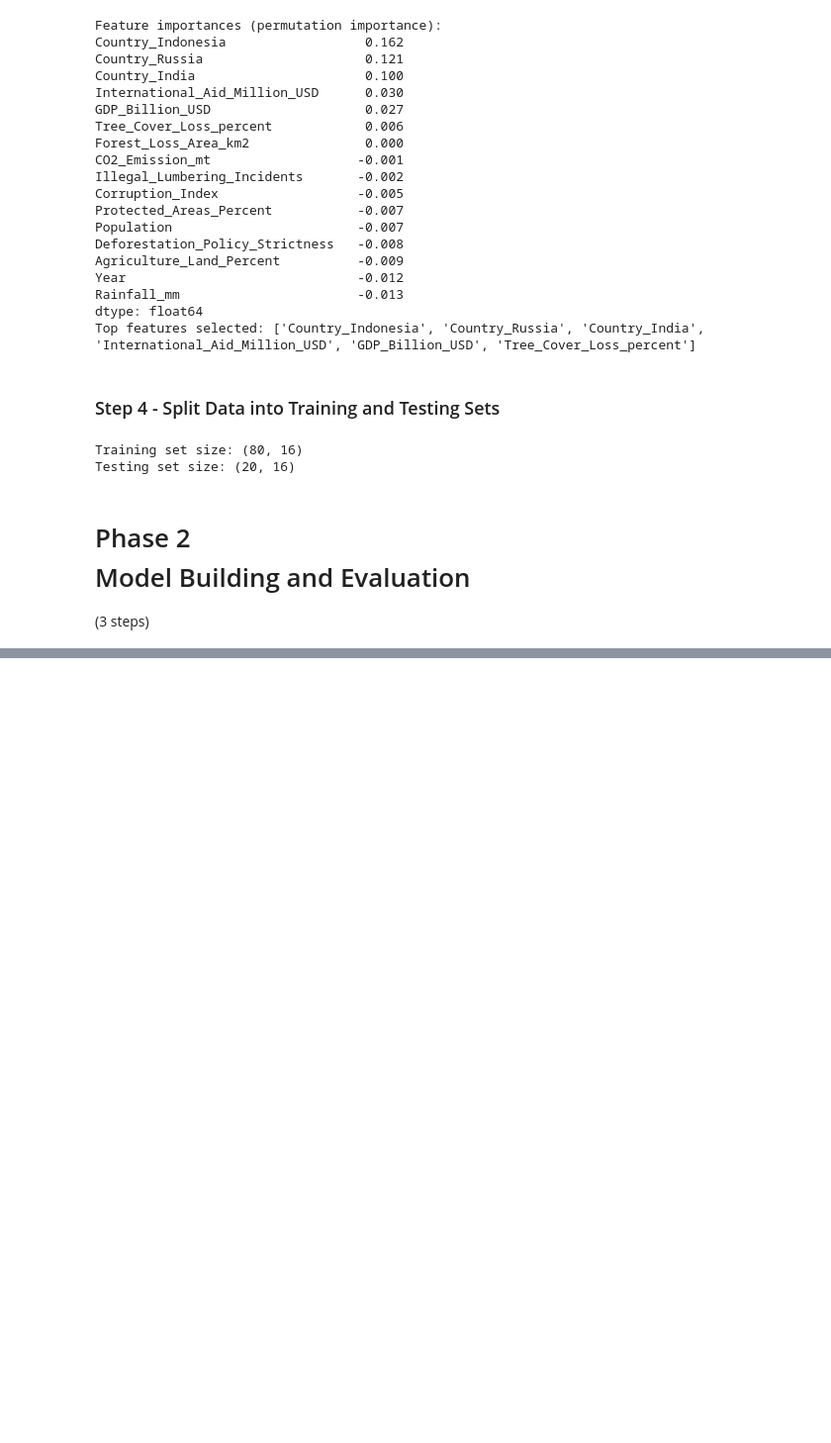
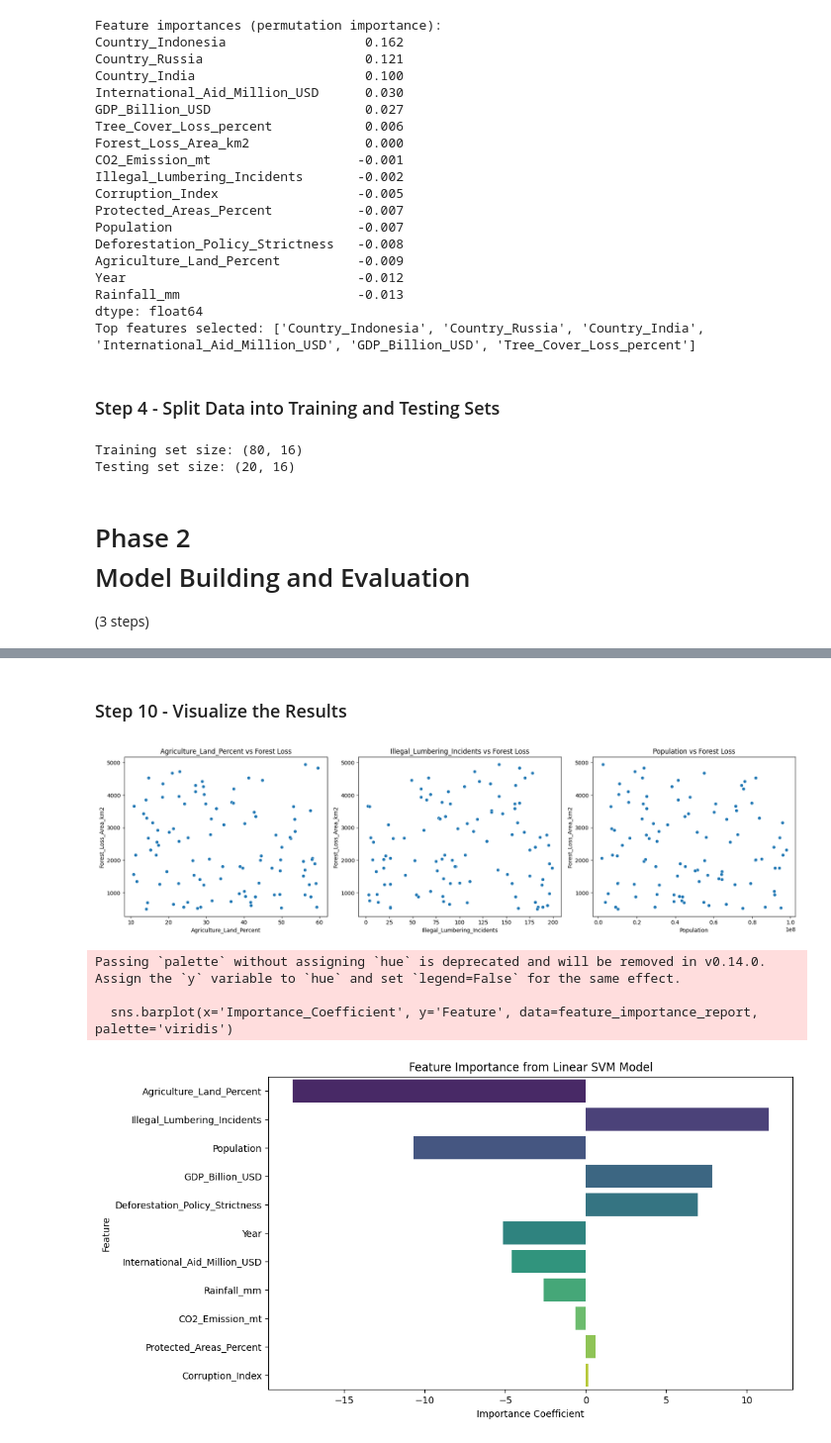
Before and after one commit to princypandya/Deforestation-Issue-Analysis-Using-Support-Vector-Machine-SVM-, a Jupyter notebook: Assi9_Deforestation_Issue_Analysis_Using_SVM.ipynb, the cells around one changed output, grey strips where cells are left out. Shown at 99% size. Saved outputs shown, nothing was run; the diff lists cells and outputs as text; code cells hidden in the pictures; blank space fills up the shorter version.

```diff
--- a/Assi9_Deforestation_Issue_Analysis_Using_SVM.ipynb
+++ b/Assi9_Deforestation_Issue_Analysis_Using_SVM.ipynb
@@ -248,0 +383,15 @@ Testing set size: (20, 16)
+# %%
+svm_model = SVR(kernel='linear')
+svm_model.fit(X_train_scaled, y_train)
+
+importance = svm_model.coef_.flatten()
+
+feature_importance_report = pd.DataFrame({
+    'Feature': feature_cols,
+    'Importance_Coefficient': importance
+})
+
+feature_importance_report['Abs_Importance'] = feature_importance_report['Importance_Coefficient'].abs()
+feature_importance_report = feature_importance_report.sort_values(by='Abs_Importance', ascending=False).reset_index(drop=True)
+
+print(feature_importance_report)
@@ -248,0 +459,38 @@ Testing set size: (20, 16)
+# %% [markdown]
+<h3>Step 10 - Visualize the Results
+</h3>
+# %%
+# Assuming 'data' DataFrame and 'feature_importance_report' DataFrame are already available
+
+# Get top 3 important features by absolute coefficient value
+top_features = feature_importance_report.sort_values(by='Abs_Importance', ascending=False)['Feature'].head(3).tolist()
+
+# Scatter plots: top 3 features vs Forest_Loss_Area_km2
+plt.figure(figsize=(18, 5))
+for idx, feature in enumerate(top_features):
+    plt.subplot(1, 3, idx + 1)
+    sns.scatterplot(data=df, x=feature, y='Forest_Loss_Area_km2')
+    plt.title(f'{feature} vs Forest Loss')
+plt.tight_layout()
+plt.show()
+
+# Bar chart of all feature importance coefficients
+plt.figure(figsize=(10, 6))
+sns.barplot(x='Importance_Coefficient', y='Feature', data=feature_importance_report, palette='viridis')
+plt.title('Feature Importance from Linear SVM Model')
+plt.xlabel('Importance Coefficient')
+plt.ylabel('Feature')
+plt.show()
+
+# Correlation heatmap among top features and forest loss
+corr = df[top_features + ['Forest_Loss_Area_km2']].corr()
+plt.figure(figsize=(8, 6))
+sns.heatmap(corr, annot=True, cmap='coolwarm', fmt='.2f')
+plt.title('Correlation Heatmap of Top Features and Forest Loss')
+plt.show()
+# %% [output]
+[figure, added]
+Passing `palette` without assigning `hue` is deprecated and will be removed in v0.14.0. Assign the `y` variable to `hue` and set `legend=False` for the same effect.
+
+  sns.barplot(x='Importance_Coefficient', y='Feature', data=feature_importance_report, palette='viridis')
+[figure, added]
```
Also changed, not shown: parts of 20 cells of this notebook.
